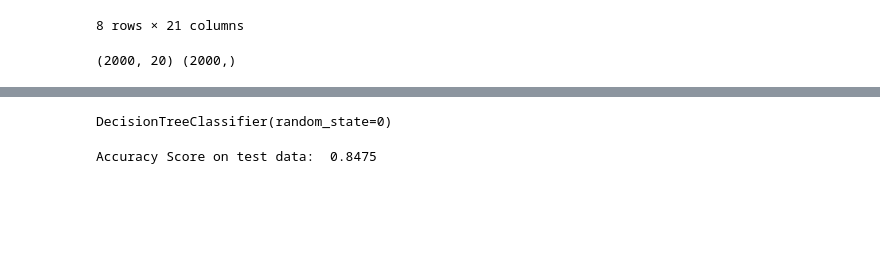
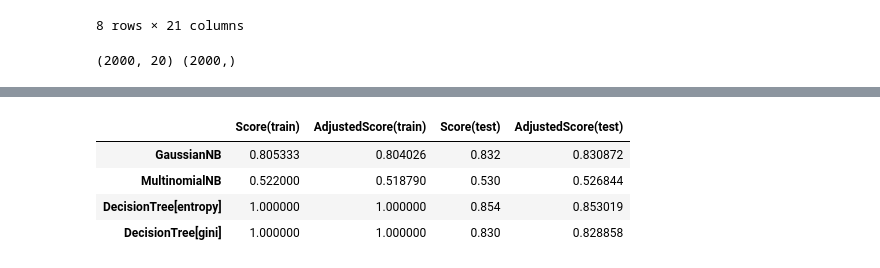
Before and after one commit to aouees/data-minning-homework, a Jupyter notebook: W9/Classification.ipynb, the cells around one changed output, grey strips where cells are left out. Cells and saved outputs as stored; diff of their text form; code cells hidden in the pictures; blank space fills up the shorter version.

```diff
--- a/W9/Classification.ipynb
+++ b/W9/Classification.ipynb
@@ -101,5 +101,0 @@ y_test shape is  (800,)
-# %%
-classifier = DecisionTreeClassifier(criterion='gini',random_state=0)
-classifier.fit(x_train,y_train)
-# %% [output]
-DecisionTreeClassifier(random_state=0)
@@ -109,4 +101,0 @@ confusionMatrix= confusion_matrix(y_test,y_pred)
-# %%
-print("Accuracy Score on test data: ", accuracy_score(y_true=y_test, y_pred=y_pred))
-# %% [output]
-Accuracy Score on test data:  0.8475
@@ -113 +125,13 @@ Accuracy Score on test data:  0.8475
+# %%
+ndf=pd.DataFrame(data=accuracyScoreTrain.values(),columns=['Score(train)'],index=accuracyScoreTrain.keys())
+ndf['AdjustedScore(train)']=accuracyScoreTrainAdjusted.values()
+ndf['Score(test)']=accuracyScoreTest.values()
+ndf['AdjustedScore(test)']=accuracyScoreTestAdjusted.values()
+ndf
+# %% [output]
+|  | Score(train) | AdjustedScore(train) | Score(test) | AdjustedScore(test) |
+| GaussianNB | 0.805333 | 0.804026 | 0.832 | 0.830872 |
+| MultinomialNB | 0.522000 | 0.518790 | 0.530 | 0.526844 |
+| DecisionTree[entropy] | 1.000000 | 1.000000 | 0.854 | 0.853019 |
+| DecisionTree[gini] | 1.000000 | 1.000000 | 0.830 | 0.828858 |
 # %%
```
Also changed, not shown: parts of 12 cells of this notebook.
